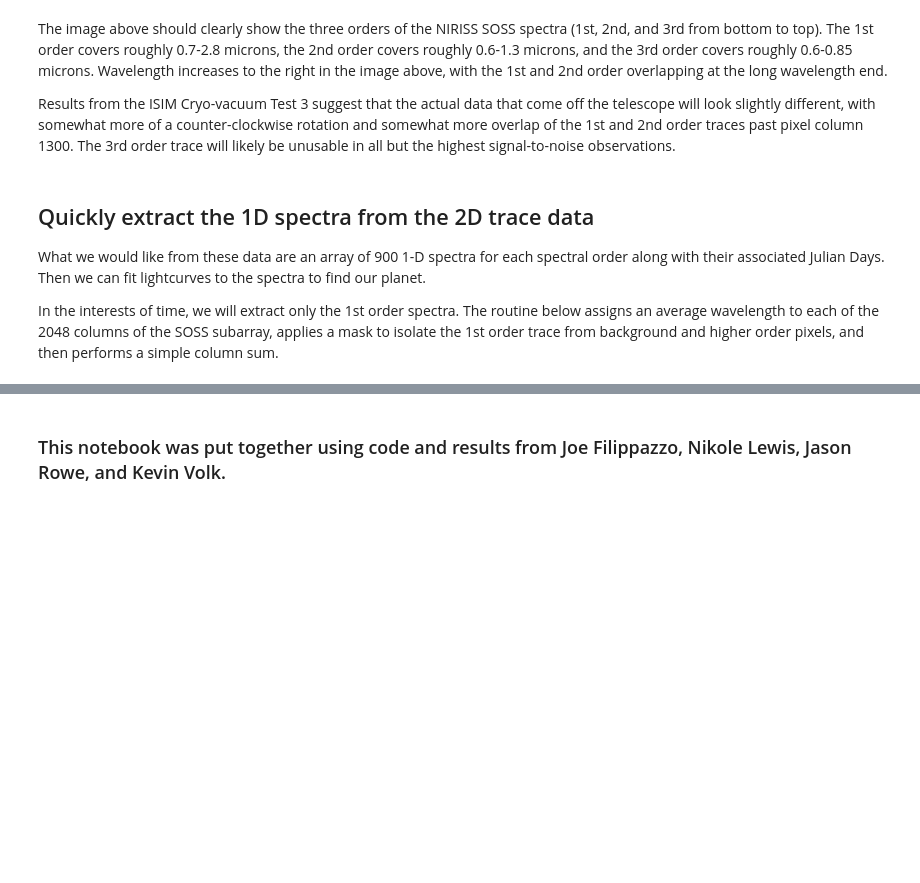
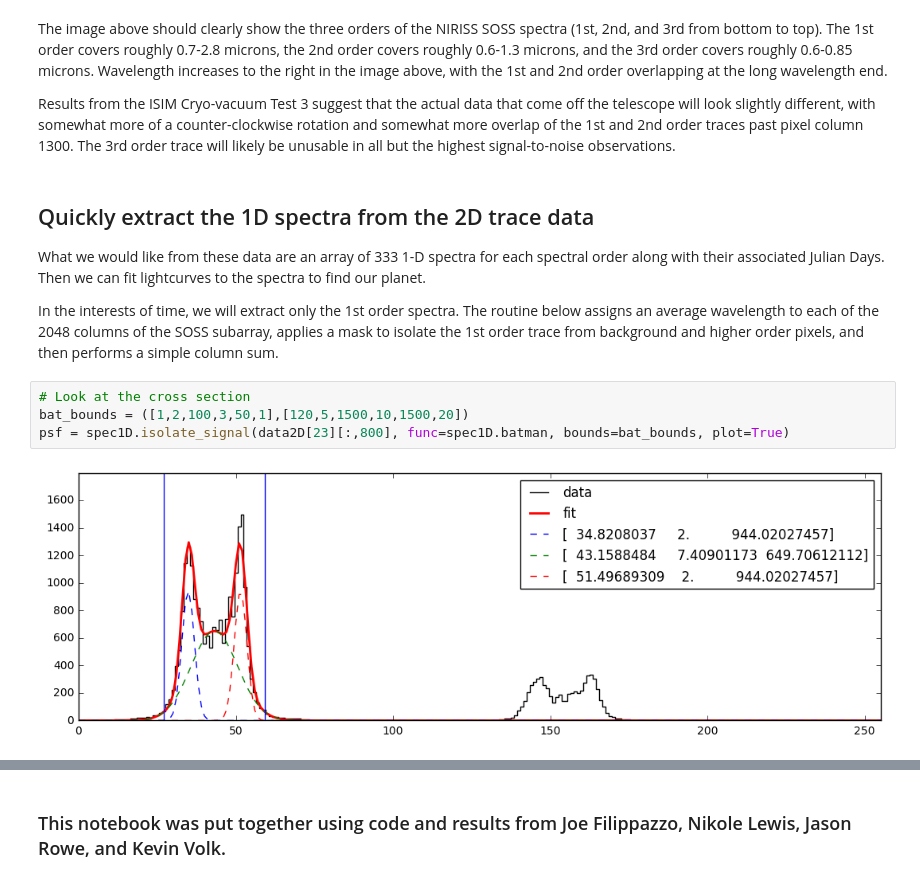
Before and after one commit to ExoCTK/ETEO_JWST, a Jupyter notebook: extract1D/Extract Time Series Spectra.ipynb, the cells around one changed output, grey strips where cells are left out. Drawn from its saved outputs; the diff is of its cells as text; blank space fills up the shorter version.

```diff
--- a/extract1D/Extract Time Series Spectra.ipynb
+++ b/extract1D/Extract Time Series Spectra.ipynb
@@ -67,6 +67,12 @@ Results from the ISIM Cryo-vacuum Test 3 suggest that the actual data that come
 # %% [markdown]
 ## Quickly extract the 1D spectra from the 2D trace data
 
-What we would like from these data are an array of 900 1-D spectra for each spectral order along with their associated Julian Days. Then we can fit lightcurves to the spectra to find our planet.
+What we would like from these data are an array of 333 1-D spectra for each spectral order along with their associated Julian Days. Then we can fit lightcurves to the spectra to find our planet.
 
 In the interests of time, we will extract only the 1st order spectra. The routine below assigns an average wavelength to each of the 2048 columns of the SOSS subarray, applies a mask to isolate the 1st order trace from background and higher order pixels, and then performs a simple column sum.
+# %%
+# Look at the cross section
+bat_bounds = ([1,2,100,3,50,1],[120,5,1500,10,1500,20])
+psf = spec1D.isolate_signal(data2D[23][:,800], func=spec1D.batman, bounds=bat_bounds, plot=True)
+# %% [output]
+[figure, added]
```
Also changed, not shown: parts of 5 cells of this notebook, 4 other files.
